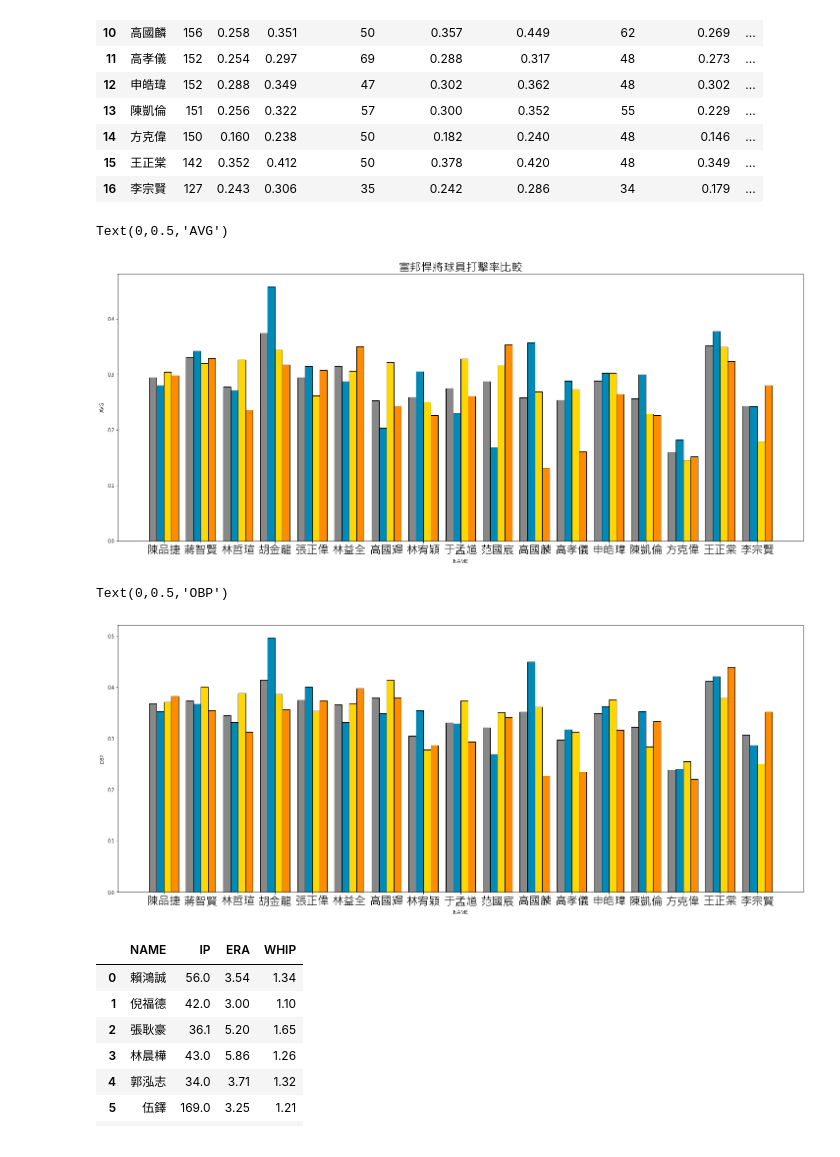
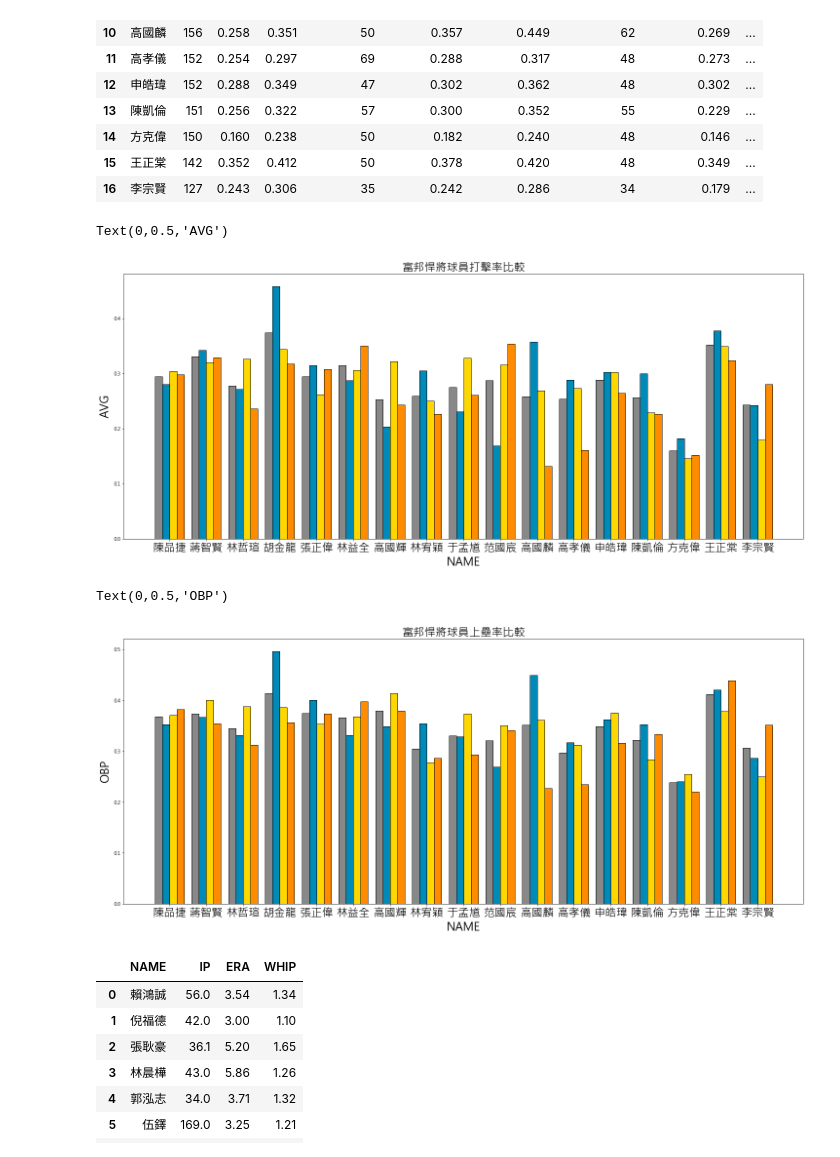
Before and after one commit to ShiNSanity75/Data_Visualization, a Jupyter notebook: Final/2018打擊比較.ipynb, the cells around one changed output. Cells and saved outputs as stored; diff of their text form; code cells hidden in the pictures.

```diff
--- a/Final/2018打擊比較.ipynb
+++ b/Final/2018打擊比較.ipynb
@@ -143,30 +143,30 @@ plt.xticks(range(0, 17), batter_inner['NAME'], fontsize=23)
    #plt.text(x, y, '%1.3f' % y, ha='center', va= 'bottom',fontsize=11)
 
 plt.title("富邦悍將球員打擊率比較", fontsize=23)
-plt.xlabel('NAME')
-plt.ylabel('AVG')
+plt.xlabel('NAME', fontsize=23)
+plt.ylabel('AVG', fontsize=23)
 # %% [output]
 Text(0,0.5,'AVG')
-[figure, old version]
+[figure, new version]
 # %%
 fig = plt.figure(figsize=(25,10))
 ax1 = fig.add_subplot(111)
 
 for (i, row) in batter_inner.iterrows():
     plt.bar([i - 0.3, i - 0.1, i + 0.1, i + 0.3], [row['OBP'], row['OBP_Lamigo'], row['OBP_Brothers'], row['OBP_Lions']],
             color=['#888888', '#008AB8', '#FFD700', '#FF8C00'], width=0.2, align='center', edgecolor='#000000')
 
 plt.xticks(range(0, 17), batter_inner['NAME'], fontsize=23)
 
 #for x,y in enumerate(batter_inner['AVG']):
    #plt.text(x, y, '%1.3f' % y, ha='center', va= 'bottom',fontsize=11)
 
-
-plt.xlabel('NAME')
-plt.ylabel('OBP')
+plt.title("富邦悍將球員上壘率比較", fontsize=23)
+plt.xlabel('NAME', fontsize=23)
+plt.ylabel('OBP', fontsize=23)
 # %% [output]
 Text(0,0.5,'OBP')
-[figure, old version]
+[figure, new version]
 # %%
 #取出所有投球局數大於15局之選手的自責分率及每局被上壘率(全年度)
 pitcher_2018_IP = pitcher_2018.loc[(pitcher_2018['IP'] > 15) , ['NAME','IP','ERA','WHIP']]
```
Also changed, not shown: parts of 2 cells of this notebook.
